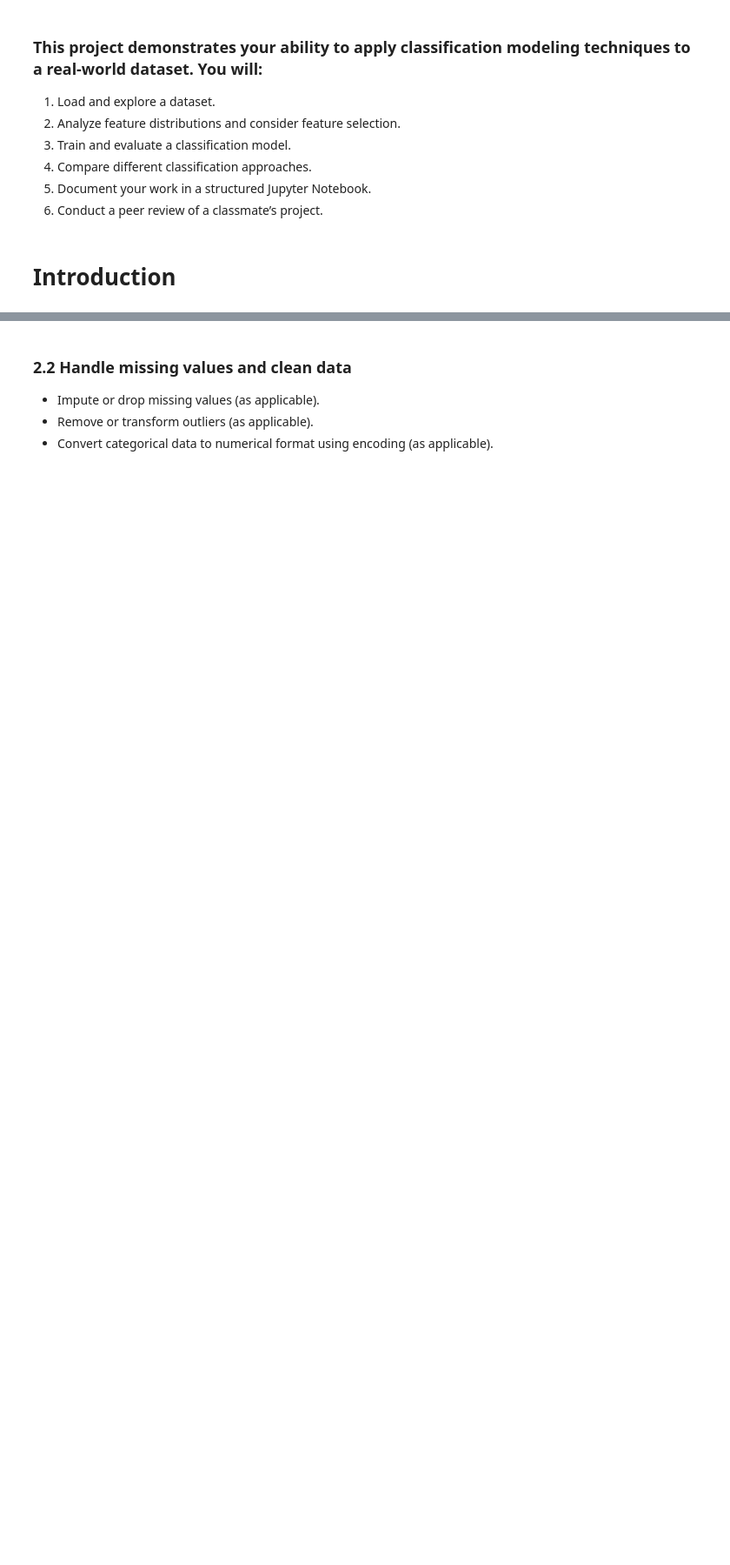
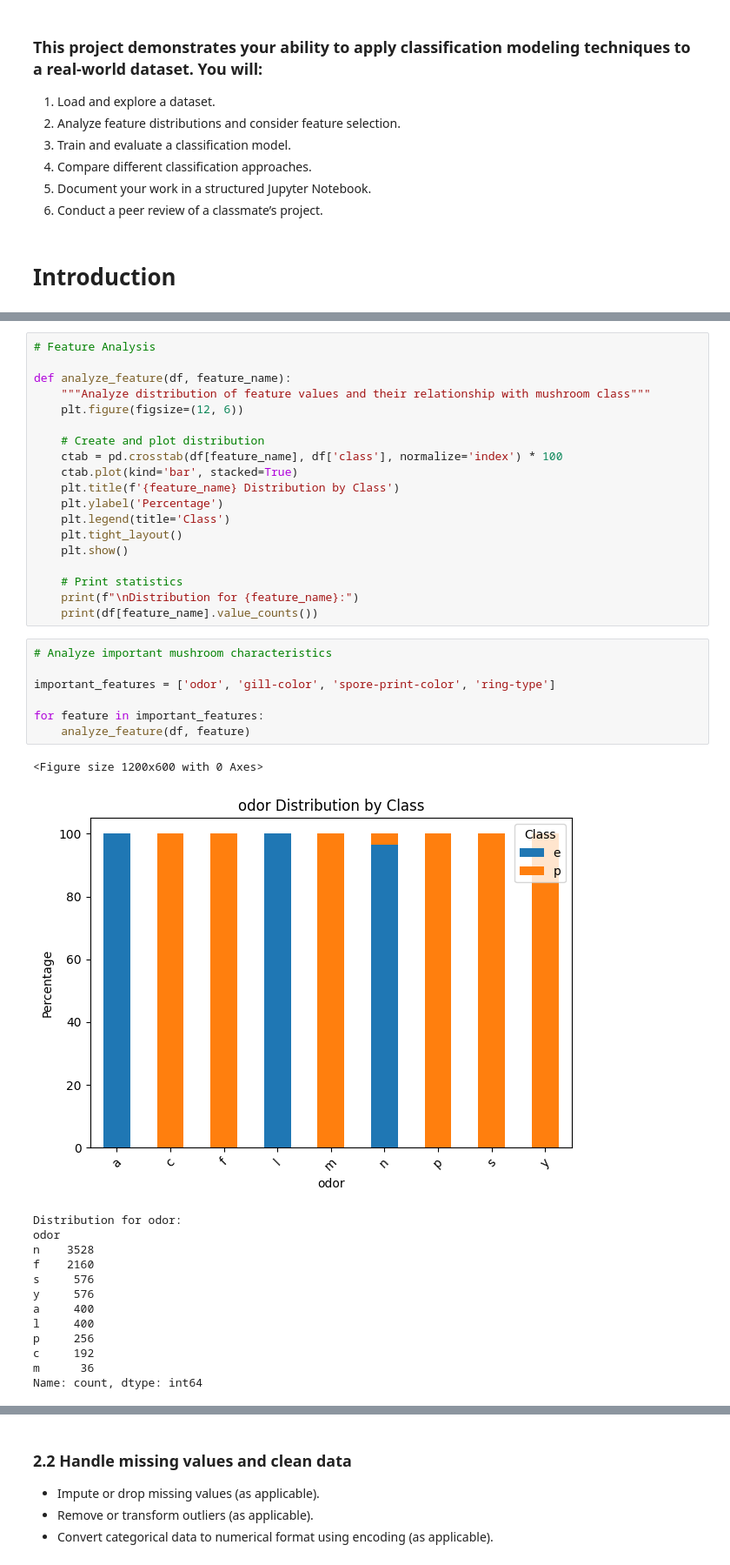
Before and after one commit to NickElias01/midterm-applied-ml-nickelias, a Jupyter notebook: mushrooms.ipynb, the cells around one changed output, grey strips where cells are left out. Shown: that part at 87% size. Saved outputs shown, nothing was run; the diff lists cells and outputs as text; blank space fills up the shorter version.

```diff
--- a/mushrooms.ipynb
+++ b/mushrooms.ipynb
@@ -62,0 +147,41 @@ print(mushroom.variables)
+# %%
+# Feature Analysis
+
+def analyze_feature(df, feature_name):
+    """Analyze distribution of feature values and their relationship with mushroom class"""
+    plt.figure(figsize=(12, 6))
+
+    # Create and plot distribution
+    ctab = pd.crosstab(df[feature_name], df['class'], normalize='index') * 100
+    ctab.plot(kind='bar', stacked=True)
+    plt.title(f'{feature_name} Distribution by Class')
+    plt.ylabel('Percentage')
+    plt.legend(title='Class')
+    plt.tight_layout()
+    plt.show()
+
+    # Print statistics
+    print(f"\nDistribution for {feature_name}:")
+    print(df[feature_name].value_counts())
+# %%
+# Analyze important mushroom characteristics
+
+important_features = ['odor', 'gill-color', 'spore-print-color', 'ring-type']
+
+for feature in important_features:
+    analyze_feature(df, feature)
+# %% [output]
+<Figure size 1200x600 with 0 Axes>
+[figure, added]
+Distribution for odor:
+odor
+n    3528
+f    2160
+s     576
+y     576
+a     400
+l     400
+p     256
+c     192
+m      36
+Name: count, dtype: int64
```
Also changed, not shown: parts of 40 cells of this notebook, 8 other files.
